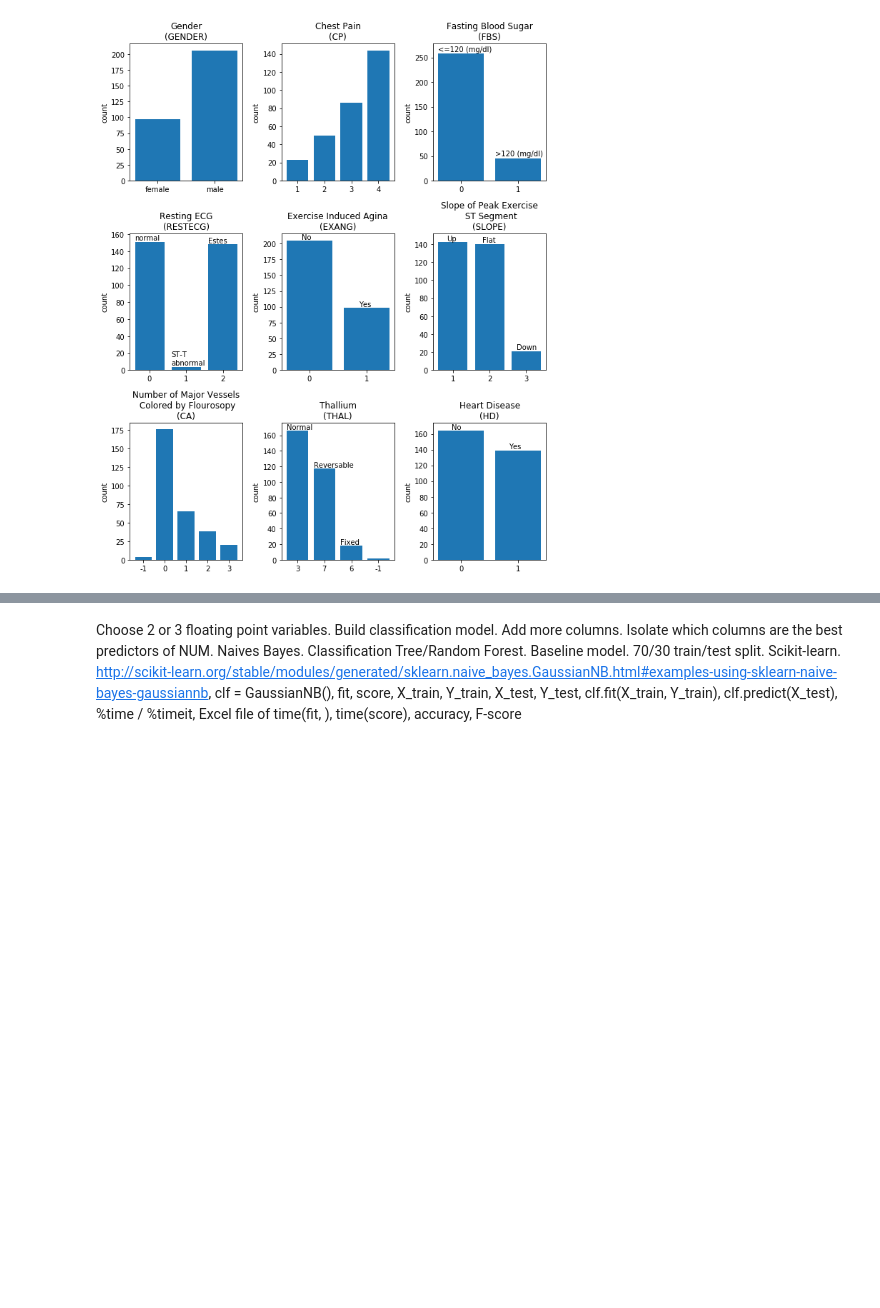
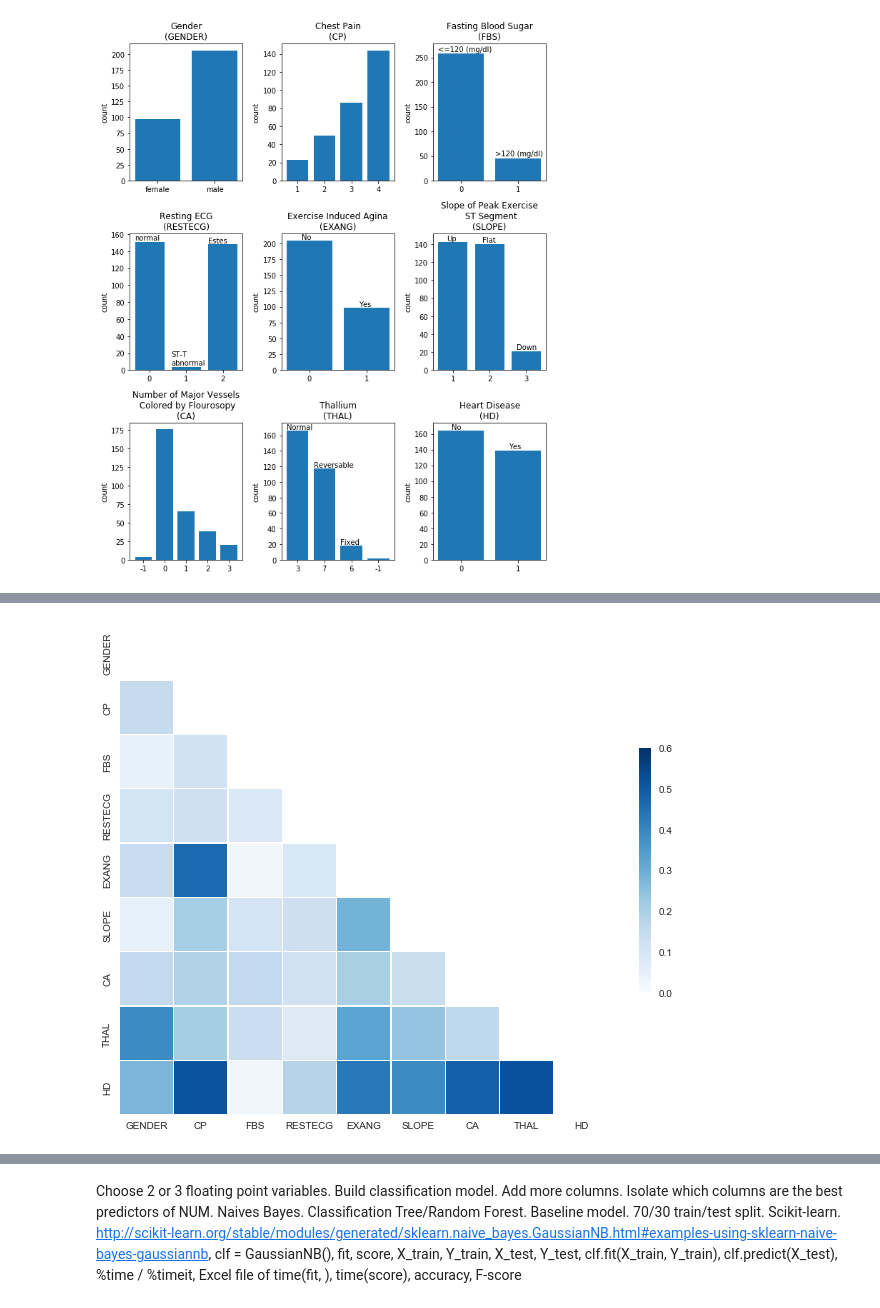
Before and after one commit to blubeck7/heart_disease, a Jupyter notebook: heart_disease.ipynb, the cells around one changed output, grey strips where cells are left out. Saved outputs shown, nothing was run; the diff lists cells and outputs as text; code cells hidden in the pictures; blank space fills up the shorter version.

```diff
--- a/heart_disease.ipynb
+++ b/heart_disease.ipynb
@@ -412,0 +419,59 @@ For floating point variables, look at max, min, range, histogram, correlation pl
+# %%
+#Q3. How similar are the discrete variables
+#Use Cramer's V to explore this
+#For each combination of discrete variables first calculate X^2 statistic and Cramer's V
+#Store results in an numpy array
+discrete_vars = health_data.iloc[:, np.array(health_data.dtypes == np.int_) & np.array(health_data.columns != "NUM")]
+num_obs = discrete_vars.shape[0]
+num_vars = discrete_vars.shape[1]
+
+#create dataframe with correlations
+corr = pd.DataFrame(np.zeros((num_vars,num_vars)), discrete_vars.columns, discrete_vars.columns)
+corr.values[[np.arange(num_vars)]*2] = 1.0
+
+#intialize matrices
+#chi_stat = np.zeros(np.int_(num_vars * (num_vars - 1) / 2))
+#chi_stat = np.zeros((num_vars,num_vars))
+#v_stat = np.zeros(np.int_(num_vars * (num_vars - 1) / 2))
+#chi_stat = np.zeros((num_vars,num_vars))
+
+for i in range(0, num_vars):
+    for j in range(i + 1, num_vars):
+        #calc contingency table
+        var1 = discrete_vars.columns[i]
+        var2 = discrete_vars.columns[j]
+        cnts = pd.crosstab(discrete_vars.loc[:,var1], discrete_vars.loc[:,var2], margins = True).values
+        #calc cramers v
+        probs = cnts / cnts[cnts.shape[0] - 1, cnts.shape[1] - 1]
+        probs_joint = probs[0:-1,0:-1]
+        probs_ind = np.outer(probs[0:-1,-1],probs[-1,0:-1])
+        chi_stat = num_obs * np.sum((probs_joint - probs_ind)**2 / probs_ind)
+        v_stat = np.sqrt(chi_stat / (num_obs * min(probs_joint.shape[0]-1,probs_joint.shape[1]-1)))
+        #add correlation to corr dataframe
+        corr.loc[var2,var1] = v_stat
+        corr.loc[var1,var2] = v_stat
+
+#graph results using a correlation matrix plot
+# Generate a mask for the upper triangle
+mask = np.zeros_like(corr, dtype=np.bool)
+mask[np.triu_indices_from(mask)] = True
+
+# Set up the matplotlib figure
+fig, ax = plt.subplots(figsize=(11, 9))
+
+# Generate a custom diverging colormap
+#cmap = sns.diverging_palette(220, 10, as_cmap=True)
+cmap=plt.get_cmap("Blues")
+
+# Draw the heatmap with the mask and correct aspect ratio
+ax = sns.heatmap(corr, vmin=0, vmax=0.6, mask=mask, cmap=cmap,
+            square=True, linewidths=.5, cbar_kws={"shrink": .5})
+
+
+#ax.set_yticks(ax.get_xticks())
+labs = corr.columns.get_values().tolist()
+labs.reverse()
+ax.set_yticklabels(labs,va="center")
+plt.show()
+# %% [output]
+[figure, added]
```
Also changed, not shown: parts of 20 cells of this notebook, 1 other file.
